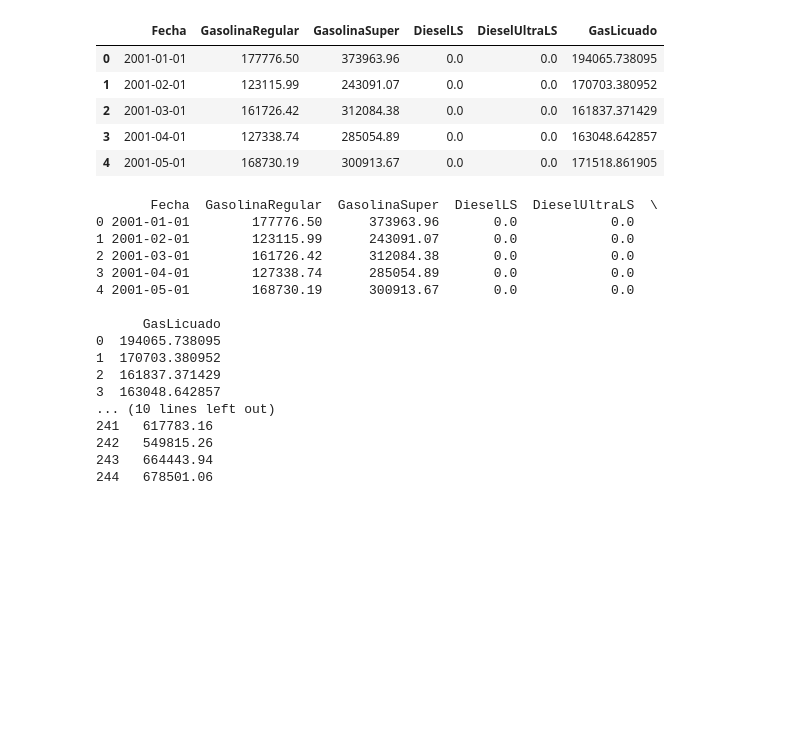
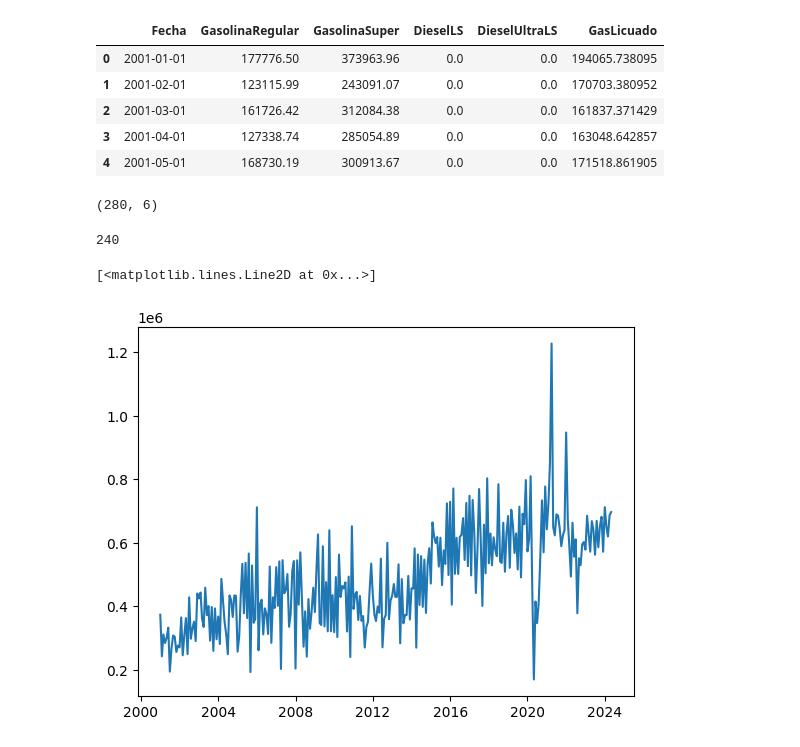
Before and after one commit to Arthurs101/DataScience-S10-Lab3-2024, a Jupyter notebook: Laboratorio3.ipynb, the cells around one changed output. Saved outputs shown, nothing was run; the diff lists cells and outputs as text; code cells hidden in the pictures; blank space fills up the shorter version.

```diff
--- a/Laboratorio3.ipynb
+++ b/Laboratorio3.ipynb
@@ -32,27 +32,12 @@ importacion_df.head()
 | 3 | 2001-04-01 | 127338.74 | 285054.89 | 0.0 | 0.0 | 163048.642857 |
 | 4 | 2001-05-01 | 168730.19 | 300913.67 | 0.0 | 0.0 | 171518.861905 |
 # %%
-#Separar en Train y Test
+#Separar en Train y Test usando esta fecha:
 split_date = '2021-01-01'
-train_df = importacion_df[importacion_df['Fecha'] < split_date]
-test_df = importacion_df[importacion_df['Fecha'] >= split_date]
-print(train_df.head())
-print(test_df.head())
+print(importacion_df.shape)
+#calcular el index para separar al normalizar los valores:
+split_index = importacion_df[importacion_df['Fecha'] == split_date].index.tolist()[0]
+split_index
 # %% [output]
-       Fecha  GasolinaRegular  GasolinaSuper  DieselLS  DieselUltraLS  \
-0 2001-01-01        177776.50      373963.96       0.0            0.0
-1 2001-02-01        123115.99      243091.07       0.0            0.0
-2 2001-03-01        161726.42      312084.38       0.0            0.0
-3 2001-04-01        127338.74      285054.89       0.0            0.0
-4 2001-05-01        168730.19      300913.67       0.0            0.0
-
-      GasLicuado
-0  194065.738095
-1  170703.380952
-2  161837.371429
-3  163048.642857
-... (10 lines left out)
-241   617783.16
-242   549815.26
-243   664443.94
-244   678501.06
+(280, 6)
+240
@@ -58,0 +51,8 @@ print(test_df.head())
+# %%
+# Prediccion de la gasolina super
+super_gas_df = importacion_df[['Fecha','GasolinaSuper']]
+super_gas_df = super_gas_df.set_index('Fecha')
+plt.plot(super_gas_df)
+# %% [output]
+[<matplotlib.lines.Line2D at 0x...>]
+[figure, added]
```
Also changed, not shown: parts of 8 cells of this notebook.
